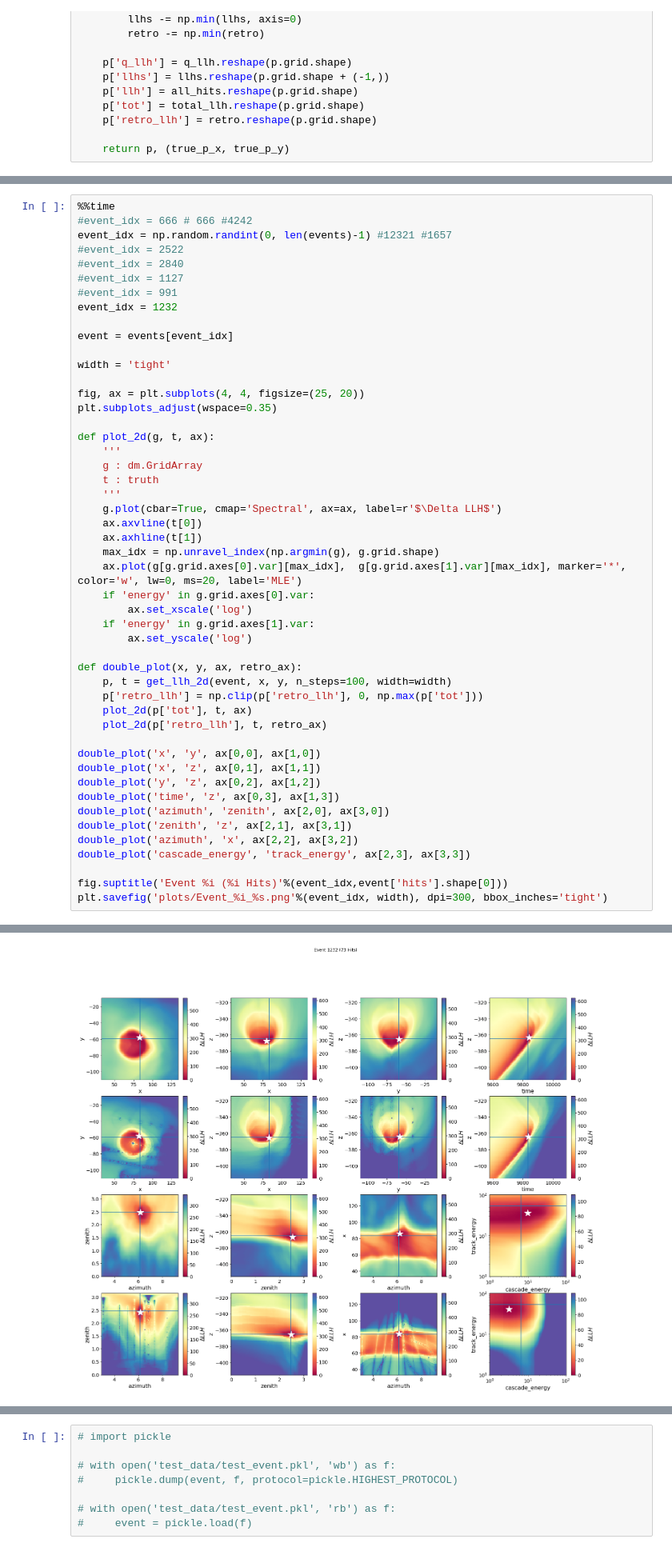
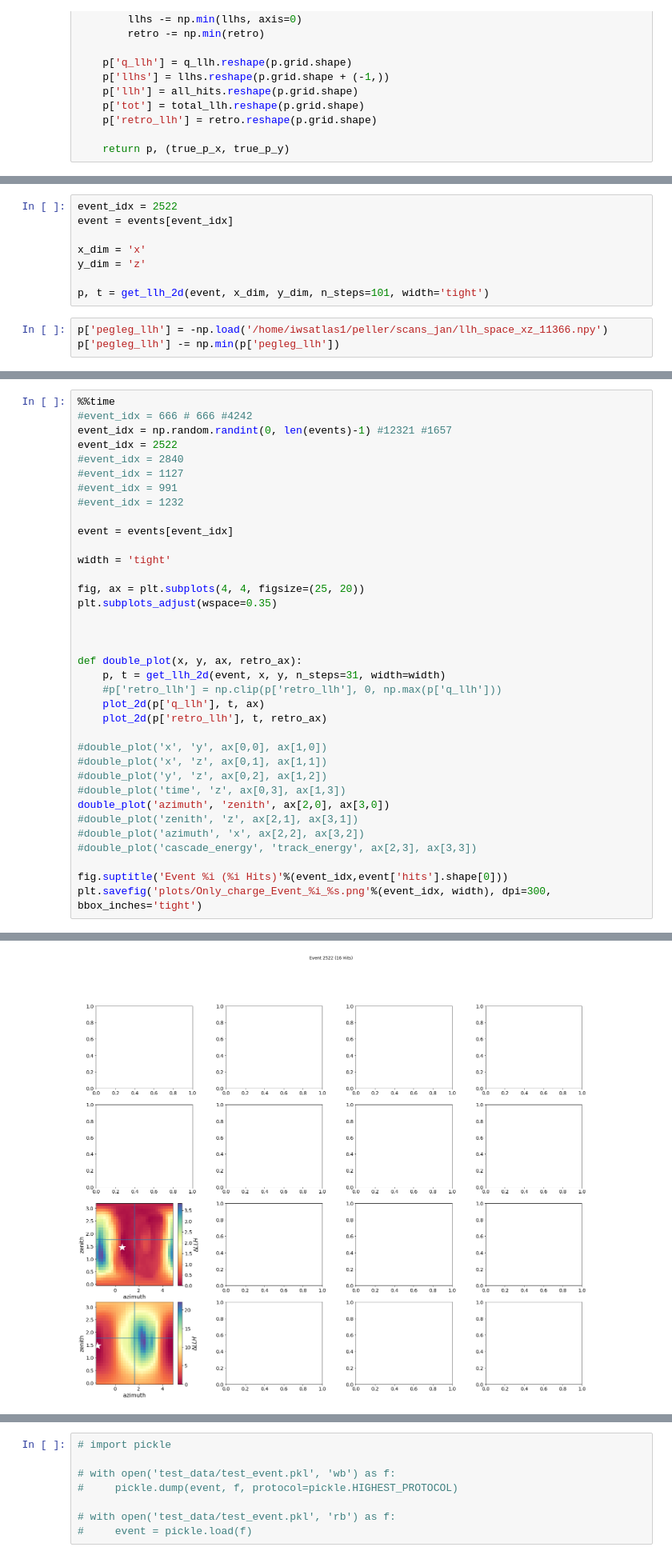
Before and after one commit to philippeller/freeDOM, a Jupyter notebook: freeDOM/inspect.ipynb, the cells around one changed output, grey strips where cells are left out. Shown at 80% size. Saved outputs shown, nothing was run; the diff lists cells and outputs as text.

```diff
--- a/freeDOM/inspect.ipynb
+++ b/freeDOM/inspect.ipynb
@@ -125,0 +141,11 @@ def get_llh_2d(event, plot_dim_x, plot_dim_y, n_steps=100, width='tight', subtra
+# %%
+event_idx = 2522
+event = events[event_idx]
+
+x_dim = 'x'
+y_dim = 'z'
+
+p, t = get_llh_2d(event, x_dim, y_dim, n_steps=101, width='tight')
+# %%
+p['pegleg_llh'] = -np.load('/home/iwsatlas1/peller/scans_jan/llh_space_xz_11366.npy')
+p['pegleg_llh'] -= np.min(p['pegleg_llh'])
@@ -127,11 +177,11 @@ def get_llh_2d(event, plot_dim_x, plot_dim_y, n_steps=100, width='tight', subtra
 %%time
 #event_idx = 666 # 666 #4242
 event_idx = np.random.randint(0, len(events)-1) #12321 #1657
-#event_idx = 2522
+event_idx = 2522
 #event_idx = 2840
 #event_idx = 1127
 #event_idx = 991
-event_idx = 1232
+#event_idx = 1232
 
 event = events[event_idx]
 
@@ -140,36 +190,23 @@ width = 'tight'
 fig, ax = plt.subplots(4, 4, figsize=(25, 20))
 plt.subplots_adjust(wspace=0.35)
 
-def plot_2d(g, t, ax):
-    '''
-    g : dm.GridArray
-    t : truth
-    '''
-    g.plot(cbar=True, cmap='Spectral', ax=ax, label=r'$\Delta LLH$')
-    ax.axvline(t[0])
-    ax.axhline(t[1])
-    max_idx = np.unravel_index(np.argmin(g), g.grid.shape)
-    ax.plot(g[g.grid.axes[0].var][max_idx],  g[g.grid.axes[1].var][max_idx], marker='*', color='w', lw=0, ms=20, label='MLE')
-    if 'energy' in g.grid.axes[0].var:
-        ax.set_xscale('log')
-    if 'energy' in g.grid.axes[1].var:
-        ax.set_yscale('log')
+
 
 def double_plot(x, y, ax, retro_ax):
-    p, t = get_llh_2d(event, x, y, n_steps=100, width=width)
-    p['retro_llh'] = np.clip(p['retro_llh'], 0, np.max(p['tot']))
-    plot_2d(p['tot'], t, ax)
+    p, t = get_llh_2d(event, x, y, n_steps=31, width=width)
+    #p['retro_llh'] = np.clip(p['retro_llh'], 0, np.max(p['q_llh']))
+    plot_2d(p['q_llh'], t, ax)
     plot_2d(p['retro_llh'], t, retro_ax)
 
-double_plot('x', 'y', ax[0,0], ax[1,0])
-double_plot('x', 'z', ax[0,1], ax[1,1])
-double_plot('y', 'z', ax[0,2], ax[1,2])
-double_plot('time', 'z', ax[0,3], ax[1,3])
+#double_plot('x', 'y', ax[0,0], ax[1,0])
+#double_plot('x', 'z', ax[0,1], ax[1,1])
+#double_plot('y', 'z', ax[0,2], ax[1,2])
+#double_plot('time', 'z', ax[0,3], ax[1,3])
 double_plot('azimuth', 'zenith', ax[2,0], ax[3,0])
-double_plot('zenith', 'z', ax[2,1], ax[3,1])
-double_plot('azimuth', 'x', ax[2,2], ax[3,2])
-double_plot('cascade_energy', 'track_energy', ax[2,3], ax[3,3])
+#double_plot('zenith', 'z', ax[2,1], ax[3,1])
+#double_plot('azimuth', 'x', ax[2,2], ax[3,2])
+#double_plot('cascade_energy', 'track_energy', ax[2,3], ax[3,3])
 
 fig.suptitle('Event %i (%i Hits)'%(event_idx,event['hits'].shape[0]))
-plt.savefig('plots/Event_%i_%s.png'%(event_idx, width), dpi=300, bbox_inches='tight')
+plt.savefig('plots/Only_charge_Event_%i_%s.png'%(event_idx, width), dpi=300, bbox_inches='tight')
 # %% [output]
@@ -178,4 +232,4 @@ Wall time: 36min 38s
-[figure, old version]
+[figure, new version]
 # %%
 def get_llh_1d(event, plot_dim, n_steps=100, subtract=True):
 
```
Also changed, not shown: parts of 5 cells of this notebook, 5 other files.
